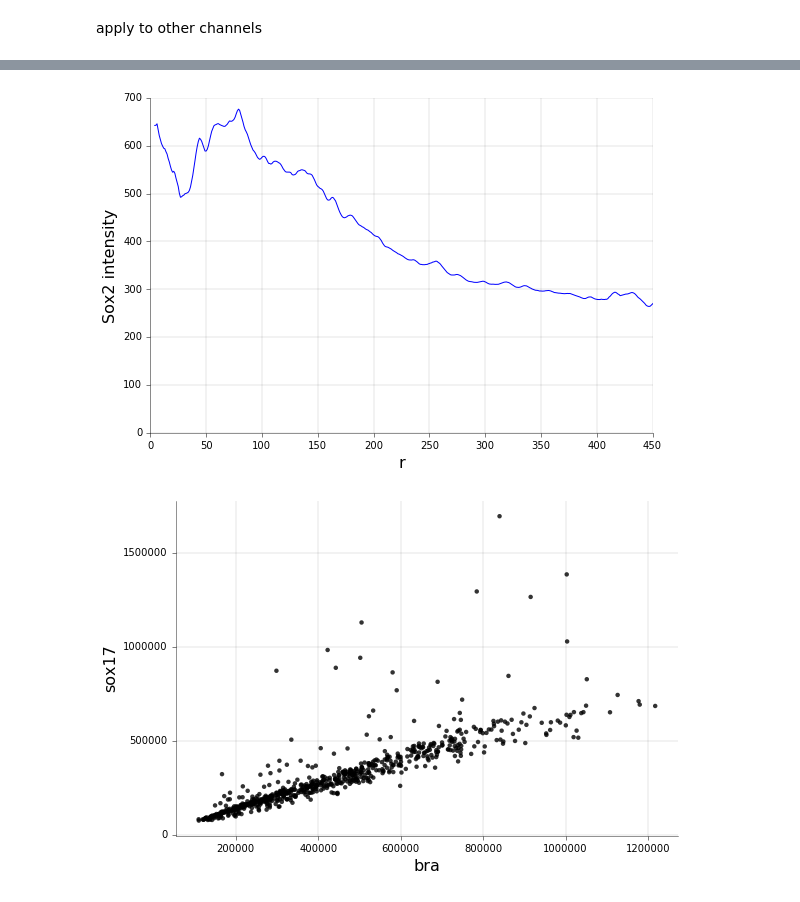
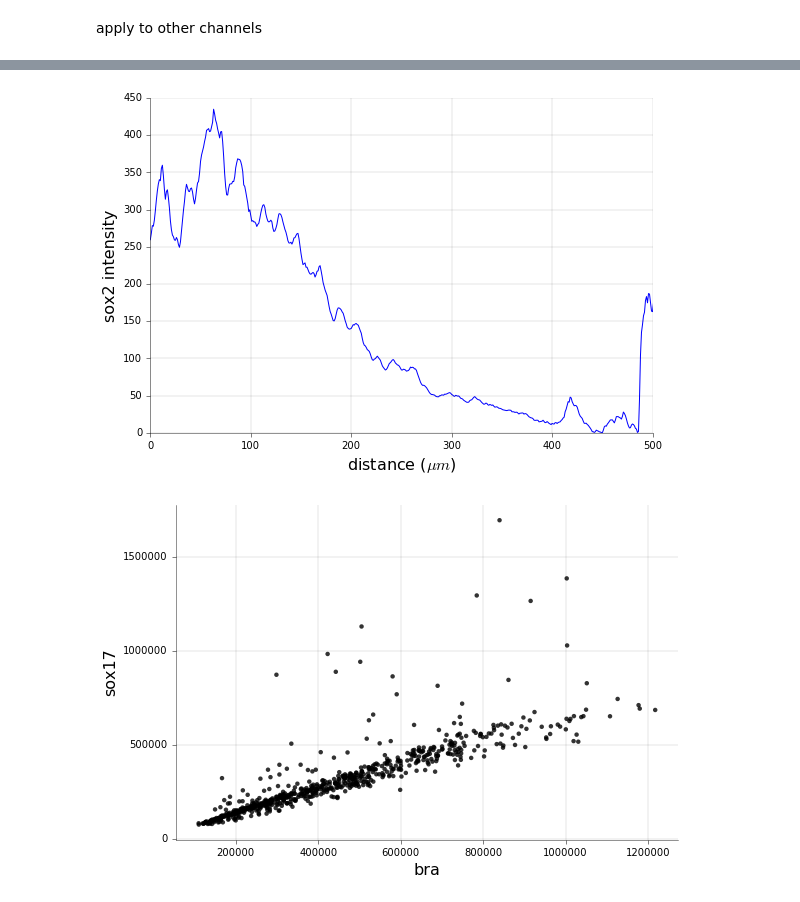
Before and after one commit to jjmetzger/stemcell_segmentation, a Jupyter notebook: watershed3d.ipynb, the cells around one changed output, grey strips where cells are left out. Saved outputs shown, nothing was run; the diff lists cells and outputs as text; code cells hidden in the pictures.

```diff
--- a/watershed3d.ipynb
+++ b/watershed3d.ipynb
@@ -120,9 +176,11 @@ watershed3d.radial_profile_per_cell(w, 'sox2',30, only_selected_cells=1);
 # %%
-r,rs = watershed3d.radial_intensity(w, 'sox2', only_selected_nuclei=1, plot=False)
-fig,ax=subplots()
-ax.plot(r,pd.DataFrame(rs).rolling(5).mean())
-ax.set_xlim([0,450])
-ax.set_xlabel('r', fontsize=16)
-ax.set_ylabel('Sox2 intensity', fontsize=16)
-watershed3d.nice_spines(ax)
+%matplotlib inline
+reload(watershed3d)
+r,rs = watershed3d.radial_intensity(w, 'sox2', only_selected_nuclei=1, plot=True, binsize=2, xcutoff=500)
+# fig,ax=subplots()
+# ax.plot(r,pd.DataFrame(rs).rolling(5).mean())
+# ax.set_xlim([0,450])
+# ax.set_xlabel('r', fontsize=16)
+# ax.set_ylabel('Sox2 intensity', fontsize=16)
+# watershed3d.nice_spines(ax)
 # %% [output]
@@ -131,4 +187,4 @@ WARNING: there were empty bins, i.e. at some radii there seem to be no cells.
-[figure, old version]
+[figure, new version]
 # %%
 watershed3d.coexpression_per_cell(w, 'bra', 'sox17', only_selected_cells=1)
 # %% [output]
```
Also changed, not shown: parts of 16 cells of this notebook, 1 other file.
